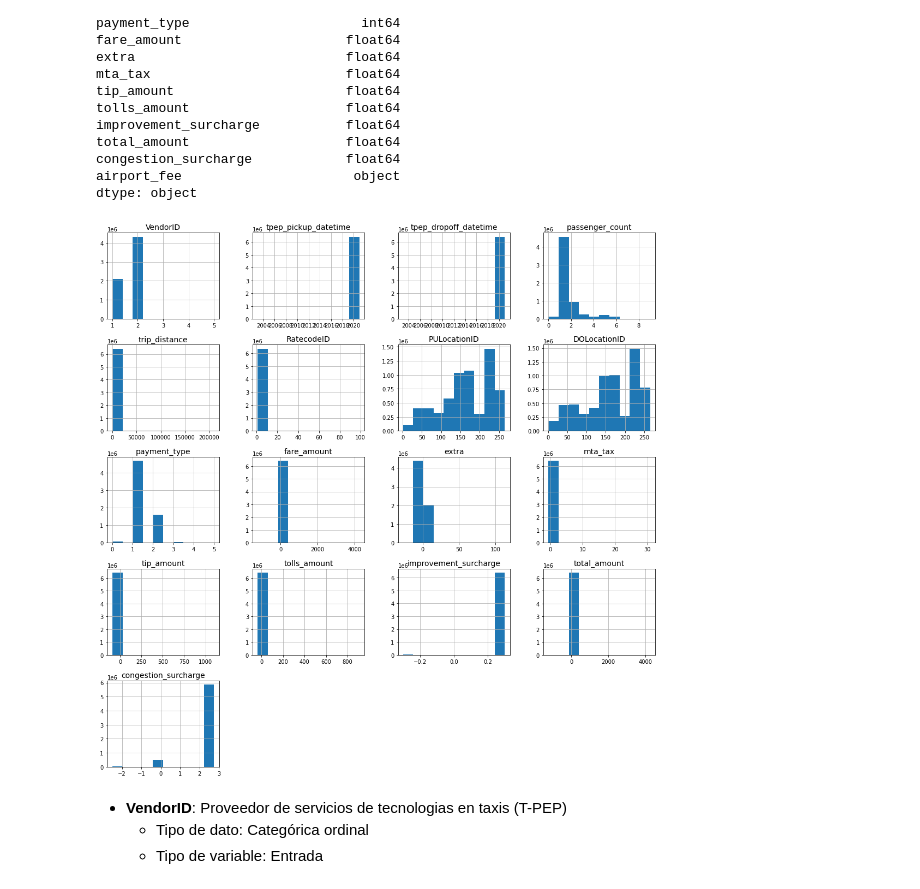
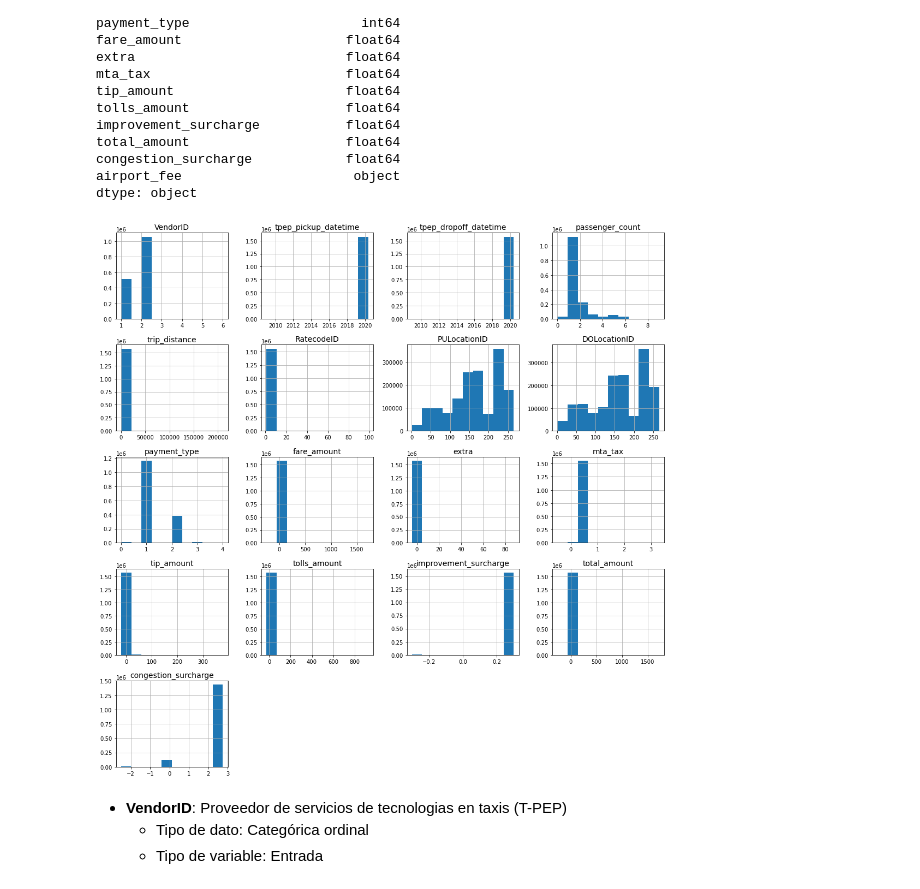
Before and after one commit to santiagobiobot/uba-ia-add-tpfinal, a Jupyter notebook: TP-final-AdDAI.ipynb, the cells around one changed output. Cells and saved outputs as stored; diff of their text form; code cells hidden in the pictures.

Commit message:
Se toma el 10% de cada dataset cargado

```diff
--- a/TP-final-AdDAI.ipynb
+++ b/TP-final-AdDAI.ipynb
@@ -50,13 +51,16 @@ all_files = glob.glob("./data/*.parquet")
 dataframe_list = []
 
 for filename in all_files:
+    # Se carga el archivo
     df = pd.read_parquet(filename)
+    # Tomo el 10% del dataset total
+    df = df.sample(frac=0.1)
+    # Agrego a la lista
     dataframe_list.append(df)
 
 
 dataframe = pd.concat(dataframe_list, axis=0, ignore_index=True)
 
-# Para obtener una primer aproximación de cada columna,
-# podemos utilizar la funcion head, que nos mostrará las 5 primeras filas con sus respectivas columnas del dataset
-dataframe.head()
+
+dataframe.describe()
 # %% [output]
@@ -148,9 +155,9 @@ def print_categorical(col):
     print(col.value_counts().sort_values())
 # %%
 #imprimo distribuciones
-display_dataset_distributions(df)
+display_dataset_distributions(dataframe)
 # %% [output]
-[figure, old version]
+[figure, new version]
 # %% [markdown]
 
 - **VendorID**: Proveedor de servicios de tecnologias en taxis (T-PEP)
```
Also changed, not shown: parts of 26 cells of this notebook.
